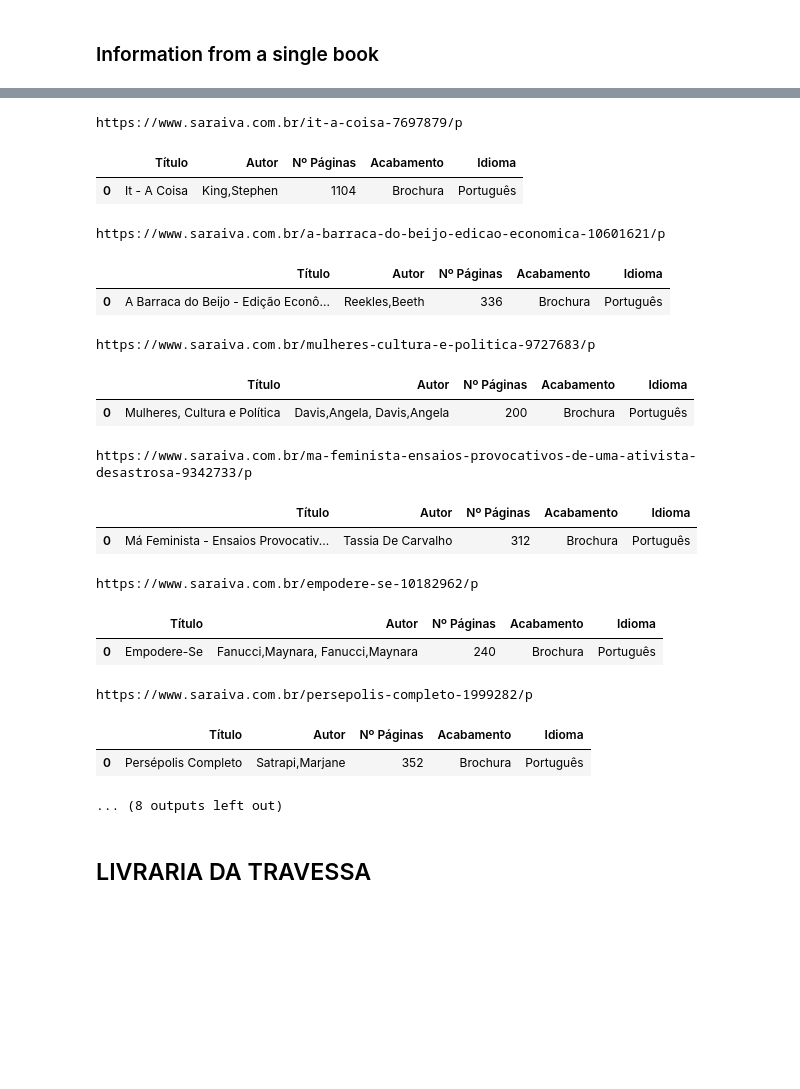
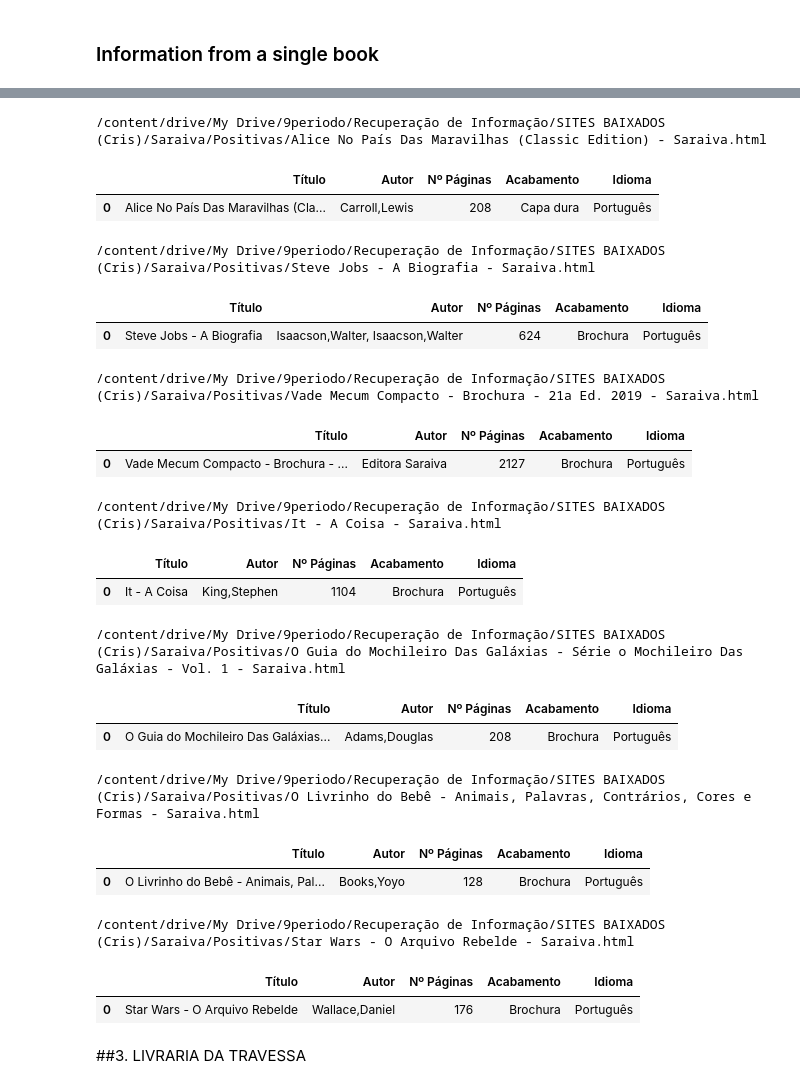
Before and after one commit to cmlins/recuperacaoDeInformacao, a Jupyter notebook: wrapper.ipynb, the cells around one changed output, grey strips where cells are left out. Cells and saved outputs as stored; diff of their text form; code cells hidden in the pictures; blank space fills up the shorter version.

```diff
--- a/wrapper.ipynb
+++ b/wrapper.ipynb
@@ -167,6 +158,6 @@ def amazon_single(site):
 # %%
-for book in url_down_list:
-  print(book,'\n')
-  display(amazon_single(book))
+for url in ama_down_list:
+  print(url)
+  amazon_single(url)
   print('\n')
 # %% [output]
@@ -194,4 +182,0 @@ for book in url_down_list:
-# %%
-# url = 'https://www.submarino.com.br/produto/129142202/livro-cujo?pfm_carac=Stephen%20King&pfm_index=6&pfm_page=author&pfm_pos=grid&pfm_type=vit_product_grid&sellerId'
-# url = 'https://www.submarino.com.br/produto/133133721?DCSext.recom=RR_item_page.rr1-ClickEV&nm_origem=rec_item_page.rr1-ClickEV&nm_ranking_rec=2'
-url = 'https://www.submarino.com.br/autor/stephen-king?chave=prf_hi_at_lig_3_stephen-king'
@@ -216,8 +185,6 @@ sar_url_list = ['https://www.saraiva.com.br/it-a-coisa-7697879/p',
 # %%
 def saraiva_single(site):
-  page = rq.get(site)
-
-  soup = bs(page.text,"html.parser")
+  soup = bs(open(site),"html.parser")
 
   title = soup.find('div', {'class':'product-review'}).h1.text
 
@@ -238,31 +205,43 @@ def saraiva_single(site):
   book_pd = pd.DataFrame([list_info],\
                         columns=cols)
 
-  return book_pd
+  return display(book_pd)
+# %%
+sar_url_list = [r'/content/drive/My Drive/9periodo/Recuperação de Informação/SITES BAIXADOS (Cris)/Saraiva/Positivas/Alice No País Das Maravilhas (Classic Edition) - Saraiva.html',
+                r'/content/drive/My Drive/9periodo/Recuperação de Informação/SITES BAIXADOS (Cris)/Saraiva/Positivas/Steve Jobs - A Biografia - Saraiva.html',
+                r'/content/drive/My Drive/9periodo/Recuperação de Informação/SITES BAIXADOS (Cris)/Saraiva/Positivas/Vade Mecum Compacto - Brochura - 21a Ed. 2019 - Saraiva.html',
+                r'/content/drive/My Drive/9periodo/Recuperação de Informação/SITES BAIXADOS (Cris)/Saraiva/Positivas/It - A Coisa - Saraiva.html',
+                r'/content/drive/My Drive/9periodo/Recuperação de Informação/SITES BAIXADOS (Cris)/Saraiva/Positivas/O Guia do Mochileiro Das Galáxias - Série o Mochileiro Das Galáxias - Vol. 1 - Saraiva.html',
+                r'/content/drive/My Drive/9periodo/Recuperação de Informação/SITES BAIXADOS (Cris)/Saraiva/Positivas/O Livrinho do Bebê - Animais, Palavras, Contrários, Cores e Formas - Saraiva.html',
+                r'/content/drive/My Drive/9periodo/Recuperação de Informação/SITES BAIXADOS (Cris)/Saraiva/Positivas/Star Wars - O Arquivo Rebelde - Saraiva.html']
+# r'/content/drive/My Drive/9periodo/Recuperação de Informação/SITES BAIXADOS (Cris)/Saraiva/Positivas/Como Fazer Amigos e Influenciar Pessoas - Saraiva.html'
+# r'/content/drive/My Drive/9periodo/Recuperação de Informação/SITES BAIXADOS (Cris)/Saraiva/Positivas/Notebook Gamer Samsung Odyssey Intel Core i5-7300HQ,GEFORCE GTX 1050 4Gb,Hd 1Tb,8Gb,15,W10 - Saraiva.html',
 # %%
 for url in sar_url_list:
   print(url)
-  display(saraiva_single(url))
+  saraiva_single(url)
   print('\n')
 # %% [output]
-https://www.saraiva.com.br/it-a-coisa-7697879/p
+/content/drive/My Drive/9periodo/Recuperação de Informação/SITES BAIXADOS (Cris)/Saraiva/Positivas/Alice No País Das Maravilhas (Classic Edition) - Saraiva.html
 |  | Título | Autor | Nº Páginas | Acabamento | Idioma |
-| 0 | It - A Coisa | King,Stephen | 1104 | Brochura | Português |
+| 0 | Alice No País Das Maravilhas (Cla... | Carroll,Lewis | 208 | Capa dura | Português |
-https://www.saraiva.com.br/a-barraca-do-beijo-edicao-economica-10601621/p
+/content/drive/My Drive/9periodo/Recuperação de Informação/SITES BAIXADOS (Cris)/Saraiva/Positivas/Steve Jobs - A Biografia - Saraiva.html
 |  | Título | Autor | Nº Páginas | Acabamento | Idioma |
-| 0 | A Barraca do Beijo - Edição Econô... | Reekles,Beeth | 336 | Brochura | Português |
+| 0 | Steve Jobs - A Biografia | Isaacson,Walter, Isaacson,Walter | 624 | Brochura | Português |
-https://www.saraiva.com.br/mulheres-cultura-e-politica-9727683/p
+/content/drive/My Drive/9periodo/Recuperação de Informação/SITES BAIXADOS (Cris)/Saraiva/Positivas/Vade Mecum Compacto - Brochura - 21a Ed. 2019 - Saraiva.html
 |  | Título | Autor | Nº Páginas | Acabamento | Idioma |
-| 0 | Mulheres, Cultura e Política | Davis,Angela, Davis,Angela | 200 | Brochura | Português |
+| 0 | Vade Mecum Compacto - Brochura - ... | Editora Saraiva | 2127 | Brochura | Português |
-https://www.saraiva.com.br/ma-feminista-ensaios-provocativos-de-uma-ativista-desastrosa-9342733/p
+/content/drive/My Drive/9periodo/Recuperação de Informação/SITES BAIXADOS (Cris)/Saraiva/Positivas/It - A Coisa - Saraiva.html
 |  | Título | Autor | Nº Páginas | Acabamento | Idioma |
-| 0 | Má Feminista - Ensaios Provocativ... | Tassia De Carvalho | 312 | Brochura | Português |
+| 0 | It - A Coisa | King,Stephen | 1104 | Brochura | Português |
-https://www.saraiva.com.br/empodere-se-10182962/p
+/content/drive/My Drive/9periodo/Recuperação de Informação/SITES BAIXADOS (Cris)/Saraiva/Positivas/O Guia do Mochileiro Das Galáxias - Série o Mochileiro Das Galáxias - Vol. 1 - Saraiva.html
 |  | Título | Autor | Nº Páginas | Acabamento | Idioma |
-| 0 | Empodere-Se | Fanucci,Maynara, Fanucci,Maynara | 240 | Brochura | Português |
+| 0 | O Guia do Mochileiro Das Galáxias... | Adams,Douglas | 208 | Brochura | Português |
-https://www.saraiva.com.br/persepolis-completo-1999282/p
+/content/drive/My Drive/9periodo/Recuperação de Informação/SITES BAIXADOS (Cris)/Saraiva/Positivas/O Livrinho do Bebê - Animais, Palavras, Contrários, Cores e Formas - Saraiva.html
 |  | Título | Autor | Nº Páginas | Acabamento | Idioma |
-| 0 | Persépolis Completo | Satrapi,Marjane | 352 | Brochura | Português |
+| 0 | O Livrinho do Bebê - Animais, Pal... | Books,Yoyo | 128 | Brochura | Português |
-... (8 outputs left out)
+/content/drive/My Drive/9periodo/Recuperação de Informação/SITES BAIXADOS (Cris)/Saraiva/Positivas/Star Wars - O Arquivo Rebelde - Saraiva.html
+|  | Título | Autor | Nº Páginas | Acabamento | Idioma |
+| 0 | Star Wars - O Arquivo Rebelde | Wallace,Daniel | 176 | Brochura | Português |
 # %% [markdown]
-## LIVRARIA DA TRAVESSA
+##3. LIVRARIA DA TRAVESSA
```
Also changed, not shown: parts of 48 cells of this notebook.
